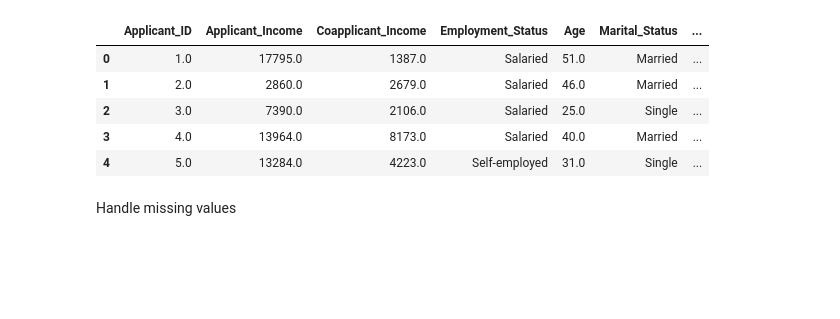
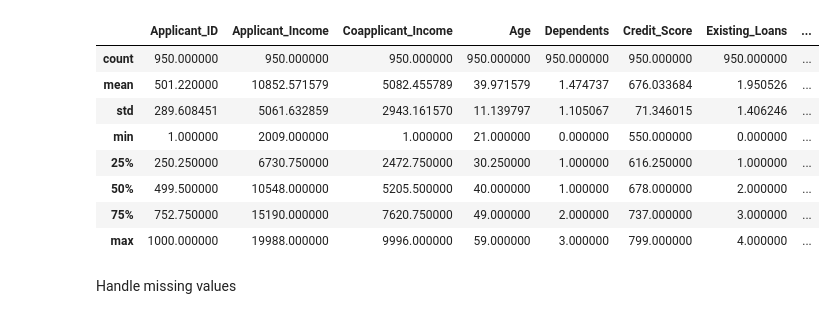
Before and after one commit to Aman-8343/Machine_Learning, a Jupyter notebook: Supervised_ML/Minor Project/Loan_approval_system.ipynb, the cells around one changed output. Cells and saved outputs as stored; diff of their text form; code cells hidden in the pictures; blank space fills up the shorter version.

```diff
--- a/Supervised_ML/Minor Project/Loan_approval_system.ipynb
+++ b/Supervised_ML/Minor Project/Loan_approval_system.ipynb
@@ -5,13 +5,17 @@ import matplotlib.pyplot as plt
 # %%
 df=pd.read_csv("loan_approval_data.csv");
 df.head()
+df.describe()
 # %% [output]
-|  | Applicant_ID | Applicant_Income | Coapplicant_Income | Employment_Status | Age | Marital_Status | ... |
-| 0 | 1.0 | 17795.0 | 1387.0 | Salaried | 51.0 | Married | ... |
-| 1 | 2.0 | 2860.0 | 2679.0 | Salaried | 46.0 | Married | ... |
-| 2 | 3.0 | 7390.0 | 2106.0 | Salaried | 25.0 | Single | ... |
-| 3 | 4.0 | 13964.0 | 8173.0 | Salaried | 40.0 | Married | ... |
-| 4 | 5.0 | 13284.0 | 4223.0 | Self-employed | 31.0 | Single | ... |
+|  | Applicant_ID | Applicant_Income | Coapplicant_Income | Age | Dependents | Credit_Score | Existing_Loans | ... |
+| count | 950.000000 | 950.000000 | 950.000000 | 950.000000 | 950.000000 | 950.000000 | 950.000000 | ... |
+| mean | 501.220000 | 10852.571579 | 5082.455789 | 39.971579 | 1.474737 | 676.033684 | 1.950526 | ... |
+| std | 289.608451 | 5061.632859 | 2943.161570 | 11.139797 | 1.105067 | 71.346015 | 1.406246 | ... |
+| min | 1.000000 | 2009.000000 | 1.000000 | 21.000000 | 0.000000 | 550.000000 | 0.000000 | ... |
+| 25% | 250.250000 | 6730.750000 | 2472.750000 | 30.250000 | 1.000000 | 616.250000 | 1.000000 | ... |
+| 50% | 499.500000 | 10548.000000 | 5205.500000 | 40.000000 | 1.000000 | 678.000000 | 2.000000 | ... |
+| 75% | 752.750000 | 15190.000000 | 7620.750000 | 49.000000 | 2.000000 | 737.000000 | 3.000000 | ... |
+| max | 1000.000000 | 19988.000000 | 9996.000000 | 59.000000 | 3.000000 | 799.000000 | 4.000000 | ... |
 # %% [markdown]
 Handle missing values
 # %%
```
